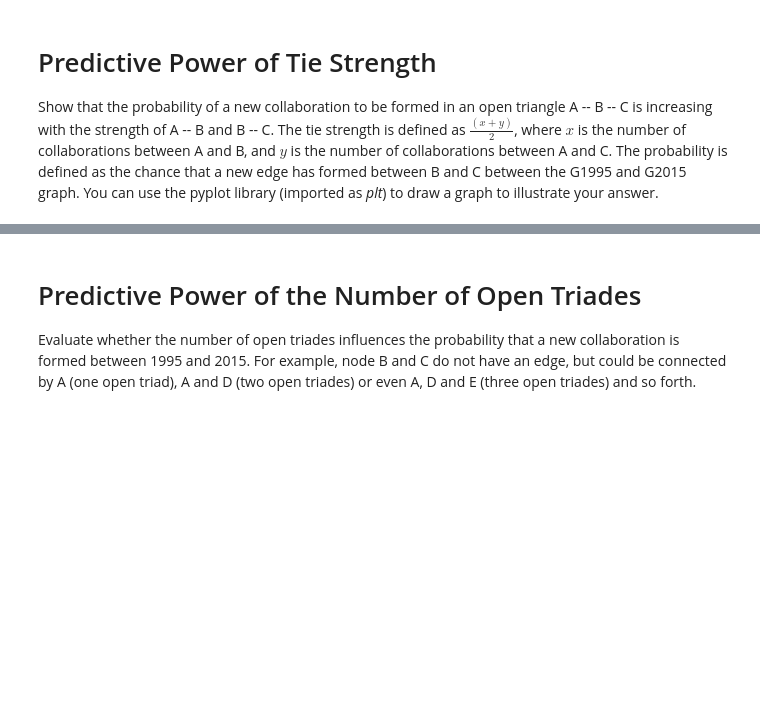
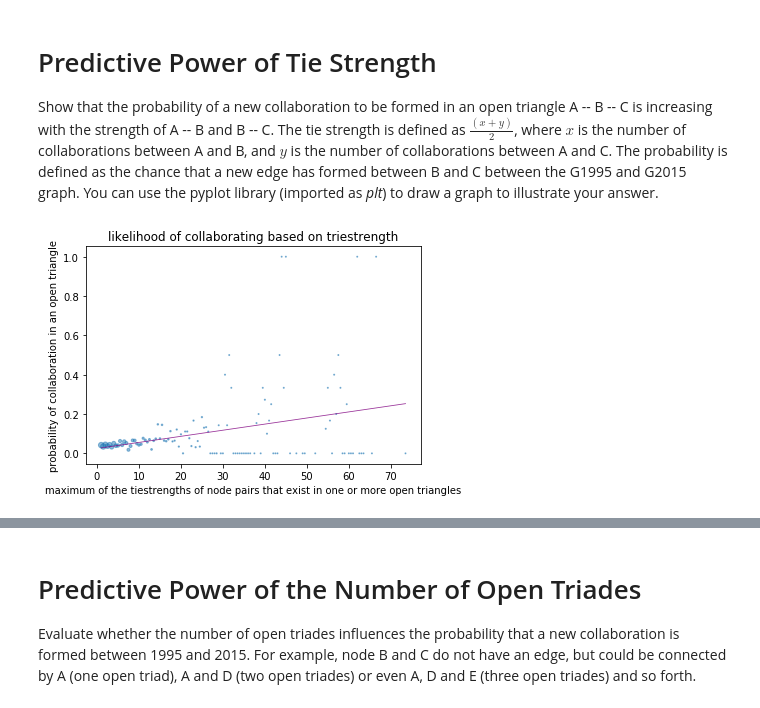
Before and after one commit to emielsteegh/network-data-science, a Jupyter notebook: week1proj/week1-project.ipynb, the cells around one changed output, grey strips where cells are left out. Cells and saved outputs as stored; diff of their text form; code cells hidden in the pictures; blank space fills up the shorter version.

```diff
--- a/week1proj/week1-project.ipynb
+++ b/week1proj/week1-project.ipynb
@@ -72,10 +73,8 @@ AdjacencyView({'520454': {0: {'weight': '6.000000'}}, '797484': {0: {'weight': '
 
 Show that the probability of a new collaboration to be formed in an open triangle A -- B -- C is increasing with the strength of A -- B and B -- C. The tie strength is defined as $\frac{(x+y)}{2}$, where $x$ is the number of collaborations between A and B, and $y$ is the number of collaborations between A and C. The probability is defined as the chance that a new edge has formed between B and C between the G1995 and G2015 graph. You can use the pyplot library (imported as *plt*) to draw a graph to illustrate your answer.
 # %%
-#TODO label the trendline
-
 # BEGIN SOLUTION
-def otww(G, mode):
+def calculate_tie_strengths(G, mode):
     '''
     Cacluates TieStrength of open node pairs on a triad.
     '''
@@ -102,89 +101,71 @@ def otww(G, mode):
 
 
 
-def ts_influence(G_new, G_old, mode = 'MAX'):
+def plot_tie_strength_prediction(G_new, G_old, mode = 'MAX'):
     '''
-    Takes two networks, a new network evolved from the old, and the old network, the mode influences the way tiestrength is calculated
-    Grabs TieStrength data and connection probability from two networks and plots it
+    Transforms TieStrength data into a graph
     '''
 
-    if mode != 'ADD' and mode != 'MAX': #make sure the mode is always set to something acceptable
+    if mode != 'ADD' and mode != 'MAX':
         mode = 'MAX'
 
-    pairStrDic = otww(G_old, mode)
+    pairStrDic = calculate_tie_strengths(G_old, mode)
 
-    dataraw = {}#dictionary of format {[float unique tiestrength key]:  [float connect average, occurences of that tiestrength]}
+    dataraw = {}
+    for pair in pairStrDic:
+        #for each weight get a probability of connection
+        keyConnected = False
+        pairTieStr = pairStrDic[pair]
 
-    for pair in pairStrDic:
-        #for each unique tiestrength get a probability of connection
-        keyConnected = False #bool to check wether the in 1995 unconnected pair collaborated in 2015
         if pair[0] in G_new[pair[1]]:keyConnected = True
 
-        pairTieStr = pairStrDic[pair]
+        if (pairTieStr not in dataraw):
+            if keyConnected:
+                dataraw[pairTieStr] = [1.000,1]
+            else:
+                dataraw[pairTieStr] = [0.000,1]
+        else:
+            dataraw[pairTieStr][1] += 1
+            dataraw[pairTieStr][0] = dataraw[pairTieStr][0] + ((int(keyConnected)-dataraw[pairTieStr][0])/dataraw[pairTieStr][1])
 
-        if (pairTieStr not in dataraw): #if the unique tiestrength is not in the dict yet add it
-            dataraw[pairTieStr] = [0.000,0]
-
-        dataraw[pairTieStr][1] += 1 #increase the count of that tiestrength
-        #formula to calculate the new succes average (based on the previous average, new addition and count)
-        dataraw[pairTieStr][0] = dataraw[pairTieStr][0] + ((int(keyConnected)-dataraw[pairTieStr][0])/dataraw[pairTieStr][1])
-
-    #swap the data into a sorted list
     datasorted = []
     for k in dataraw:
         datasorted.append([k, dataraw[k][0],dataraw[k][1]])
     datasorted = sorted(datasorted)
+    x,y,scale = zip(*datasorted)
 
-    x,y,scale = zip(*datasorted) #zip the list to make a graph
-
-    #create a seperate list for scale of each node in the graph based on the ammount of occurences: more data -> more reliable result
     scalemax = sorted(scale, reverse = True)[0]
-    ls_scale = []
+    scalelist = []
     for val in scale:
-        ls_scale.append(np.interp(val,[1,scalemax],[5,200])) #numpy interp maps a value from one scale onto another
+        #pass
+        scalelist.append(np.interp(val,[1,scalemax],[1,30]))
 
 
-    #everything graph make-up related is done below here
-    fig,ax = plt.subplots()
 
-    plt.title('likelihood of collaborating based on triestrength', fontsize = 18)
-    plt.ylabel('probability of collaboration in an open triangle', fontsize = 14)
+    plt.scatter(x,y,s=scalelist, alpha = 0.5)
+    plt.title('likelihood of collaborating based on triestrength')
+
+    plt.ylabel('probability of collaboration in an open triangle')
     if mode == 'ADD':
-        plt.xlabel('sum of all tiestrengths in node pairs on an open triangle', fontsize = 14)
+        plt.xlabel('sum of all tiestrengths in node pairs on an open triangle')
     if mode == 'MAX':
-        plt.xlabel('maximum of the tiestrengths of node pairs that exist in one or more open triangles', fontsize = 14)
-
-    xmax = sorted(x, reverse = True)[0]
-    major_ticksx = np.arange(0,xmax,10)
-    minor_ticksx = np.arange(0,xmax,5)
-    ax.set_xticks(major_ticksx)
-    ax.set_xticks(minor_ticksx, minor = True)
-
-    ymax = sorted(y, reverse = True)[0]
-    major_ticksy = np.arange(0,ymax,0.2)
-    minor_ticksy = np.arange(0,ymax,0.1)
-    ax.set_yticks(major_ticksy)
-    ax.set_yticks(minor_ticksy, minor = True)
-
-    ax.grid(which='major', alpha = 0.6)
-    ax.grid(which='minor', alpha = 0.3)
-
-    scatter = plt.scatter(x,y, alpha = 0.6, s = ls_scale, c= 'r')
+        plt.xlabel('maximum of the tiestrengths of node pairs that exist in one or more open triangles')
 
     z = np.polyfit(x,y, 1)
     tr = np.poly1d(z)
-    trendline = plt.plot(x,tr(x), '--', color = "purple", alpha = 0.8, lw = 1, label = 'Linear trendline')
+    plt.plot(x,tr(x), '-', color = "purple", alpha = 0.8, linewidth = 0.8, label = 'Linear trendline')
 
-    ax.legend(loc = 'center right', fontsize = 12)
+    plt.figsize=(100,3)
 
     plt.show()
+
+    pass
+    #return dataraw
 
 # END SOLUTION
 
 #ts_influence(G2015,G1995,'ADD')
-ts_influence(G2015,G1995,'MAX')
-
-print "the size of a mark scales with the ammount of samples there are with the corresponding tiestrength \n larger mark = more data \n"
-
+plot_tie_strength_prediction(G2015,G1995,'MAX')
 print "It looks like especially in the lower regions of collaboration based tie strength there is a clear trend. An increase in tiestrength between two researhers that have not yet worked together correlates to a higher chance that the researchers will collaborate in the future."
 # %% [output]
+[figure, added]
```
Also changed, not shown: parts of 3 cells of this notebook, 1 other file.
